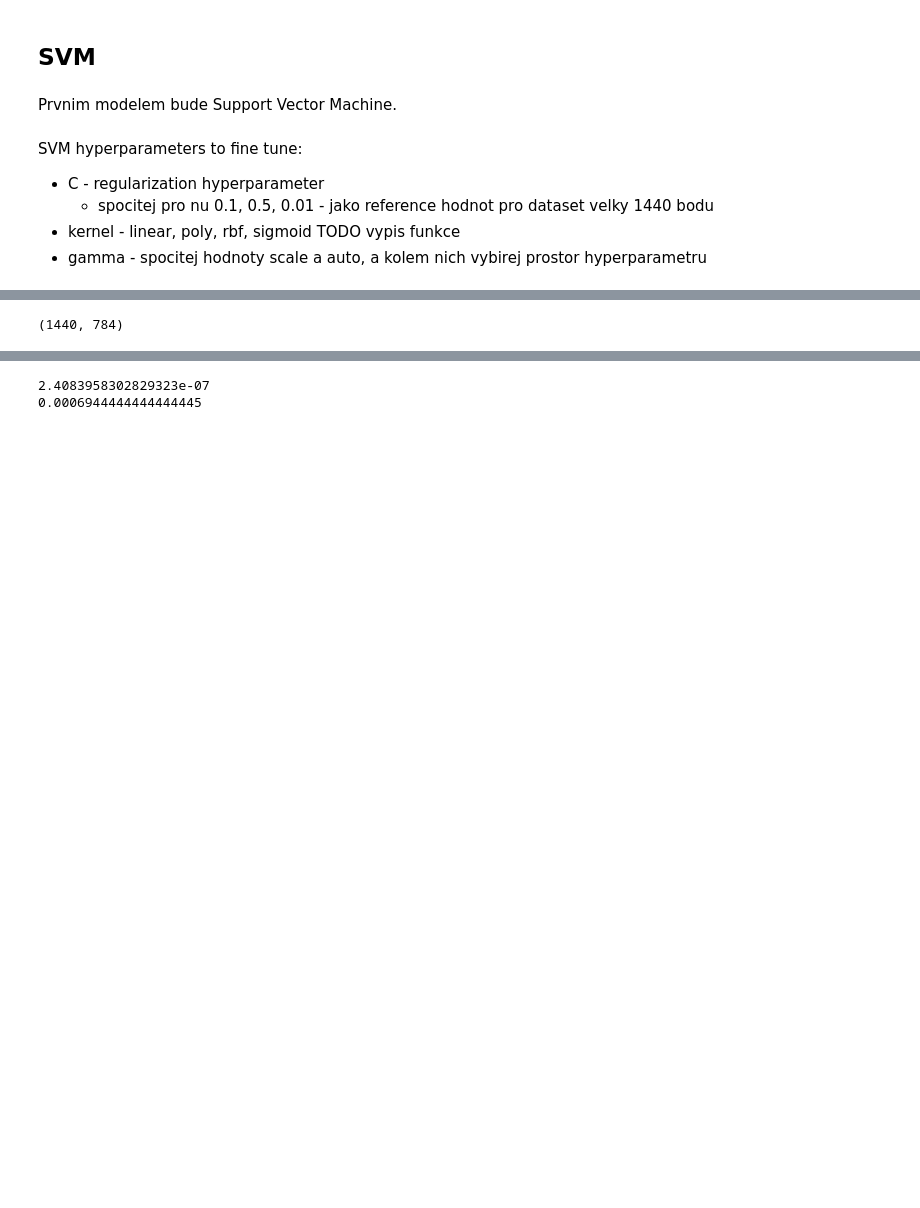
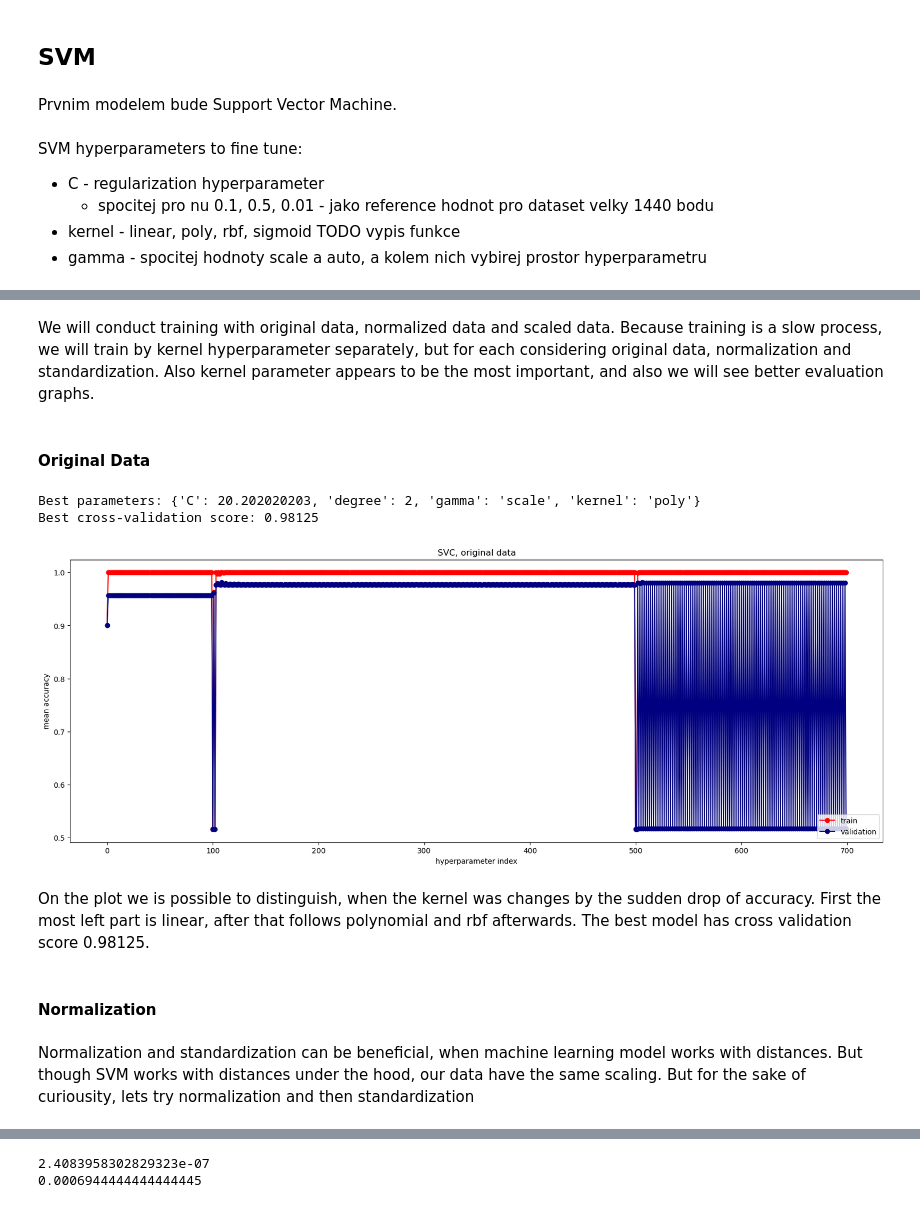
Before and after one commit to nickobard/Machine-Learning-II, a Jupyter notebook: 01/homework_01_B232.ipynb, the cells around one changed output, grey strips where cells are left out. Cells and saved outputs as stored; diff of their text form; code cells hidden in the pictures; blank space fills up the shorter version.

Commit message:
hw01: Try all models without dimensionality reduction

```diff
--- a/01/homework_01_B232.ipynb
+++ b/01/homework_01_B232.ipynb
@@ -338,4 +329,44 @@ X_train.var().mean()
-# %%
-X_train.shape
-# %% [output]
-(1440, 784)
+# %% [markdown]
+We will conduct training with original data, normalized data and scaled data. Because training is a slow process, we will train by kernel hyperparameter separately, but for each considering original data, normalization and standardization. Also kernel parameter appears to be the most important, and also we will see better evaluation graphs.
+# %%
+C = np.linspace(start=1e-9, stop=1e3, num=100)
+
+param_grid_linear = {
+    'kernel': ['linear'],
+    'C': C
+}
+
+param_grid_poly = {
+    'kernel': ['poly'],
+    'degree': range(2, 4),
+    'gamma': ['scale', 'auto'],
+    'C': C
+}
+
+param_grid_rbf = {
+    'kernel': ['rbf'],
+    'gamma': ['scale', 'auto'],
+    'C': C
+}
+
+param_grid = [param_grid_linear, param_grid_poly, param_grid_rbf]
+
+model = SVC(random_state=random_seed)
+# %% [markdown]
+#### Original Data
+# %%
+grid_search = train(X_cross_val, y_cross_val, model, param_grid=param_grid,
+                    file_name=f"train_results/svc/original_rd-{random_seed}.pickle")
+# %%
+evaluate(grid_search, title="SVC, original data")
+# %% [output]
+Best parameters: {'C': 20.202020203, 'degree': 2, 'gamma': 'scale', 'kernel': 'poly'}
+Best cross-validation score: 0.98125
+[figure, added]
+# %% [markdown]
+On the plot we is possible to distinguish, when the kernel was changes by the sudden drop of accuracy. First the most left part is linear, after that follows polynomial and rbf afterwards.
+The best model has cross validation score 0.98125.
+# %% [markdown]
+#### Normalization
+# %% [markdown]
+Normalization and standardization can be beneficial, when machine learning model works with distances. But though SVM works with distances under the hood, our data have the same scaling. But for the sake of curiousity, lets try normalization and then standardization
```
Also changed, not shown: parts of 79 cells of this notebook, 9 other files.
